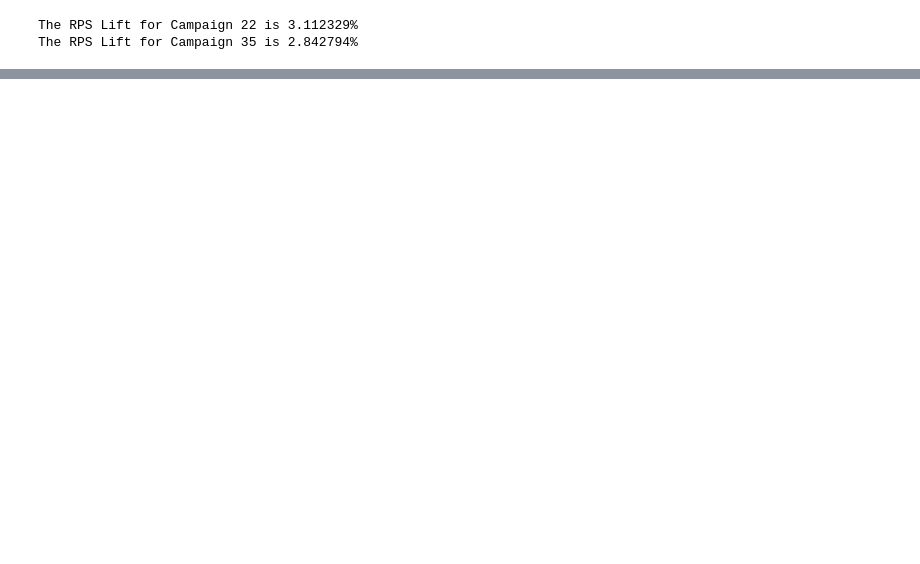
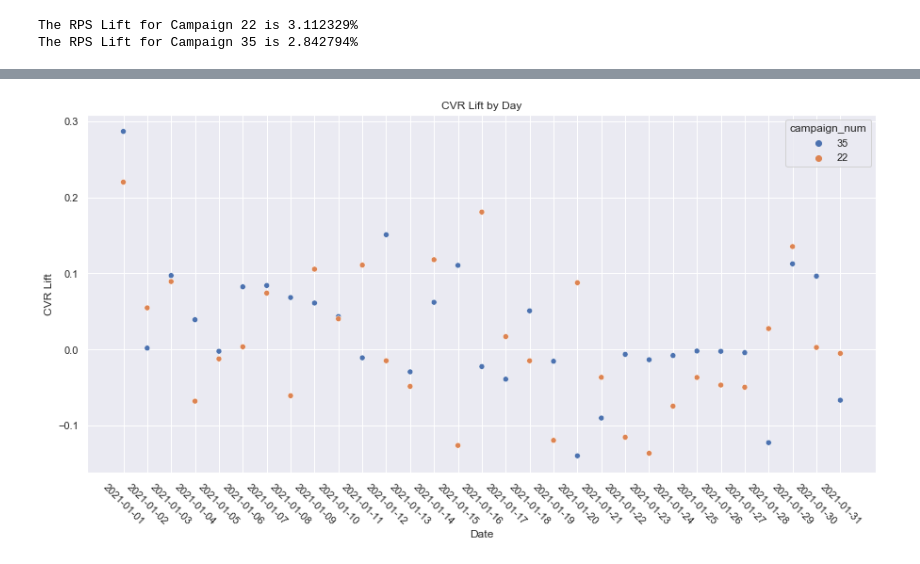
Before and after one commit to brianhmorton/granifyproject, a Jupyter notebook: HomeCo Metrics Calculations Brian Morton.ipynb, the cells around one changed output, grey strips where cells are left out. Cells and saved outputs as stored; diff of their text form; code cells hidden in the pictures; blank space fills up the shorter version.

```diff
--- a/HomeCo Metrics Calculations Brian Morton.ipynb
+++ b/HomeCo Metrics Calculations Brian Morton.ipynb
@@ -4,16 +4,11 @@ import numpy as np
 from scipy import stats
 
 #Data for Campaign 22 (Kitchen Item Recommended)
-baseline22 = pd.read_csv(r"C:\Users\level\OneDrive\Documents\Granify Interview Files\HomeCo\campaign_22_baseline.csv")
-treatment22 = pd.read_csv(r"C:\Users\level\OneDrive\Documents\Granify Interview Files\HomeCo\campaign_22_treatment.csv")
-sessions22 = pd.read_csv(r"C:\Users\level\OneDrive\Documents\Granify Interview Files\HomeCo\campaign_22_sessions.csv")
+baseline22 = pd.read_csv(r"C:\Users\level\Downloads\granifyproject-main\granifyproject-main\BA Candidate Assignment 1 Files [EXTERNAL]\campaign_22_baseline.csv")
+treatment22 = pd.read_csv(r"C:\Users\level\Downloads\granifyproject-main\granifyproject-main\BA Candidate Assignment 1 Files [EXTERNAL]\campaign_22_treatment.csv")
+sessions22 = pd.read_csv(r"C:\Users\level\Downloads\granifyproject-main\granifyproject-main\BA Candidate Assignment 1 Files [EXTERNAL]\campaign_22_sessions.csv")
 
 #Data for Campaign 35 (Furniture Item Recommended)
-baseline35 = pd.read_csv(r"C:\Users\level\OneDrive\Documents\Granify Interview Files\HomeCo\campaign_35_baseline.csv")
-treatment35 = pd.read_csv(r"C:\Users\level\OneDrive\Documents\Granify Interview Files\HomeCo\campaign_35_treatment.csv")
-sessions35 = pd.read_csv(r"C:\Users\level\OneDrive\Documents\Granify Interview Files\HomeCo\campaign_35_sessions.csv")
-
-#print(baseline22.head())
-print(treatment22.head())
-#print(sessions22.head())
-print(treatment35.head())
+baseline35 = pd.read_csv(r"C:\Users\level\Downloads\granifyproject-main\granifyproject-main\BA Candidate Assignment 1 Files [EXTERNAL]\campaign_35_baseline.csv")
+treatment35 = pd.read_csv(r"C:\Users\level\Downloads\granifyproject-main\granifyproject-main\BA Candidate Assignment 1 Files [EXTERNAL]\campaign_35_treatment.csv")
+sessions35 = pd.read_csv(r"C:\Users\level\Downloads\granifyproject-main\granifyproject-main\BA Candidate Assignment 1 Files [EXTERNAL]\campaign_35_sessions.csv")
@@ -168,0 +138,65 @@ import datetime
+# %%
+combined22_by_date = pd.pivot_table(combined22, index="date", aggfunc=np.sum, columns="group")
+combined35_by_date = pd.pivot_table(combined35, index="date", aggfunc=np.sum, columns="group")
+
+combined22_by_date_count = pd.pivot_table(combined22, index="date", aggfunc="count", columns="group")
+combined35_by_date_count = pd.pivot_table(combined35, index="date", aggfunc="count", columns="group")
+
+combined22_by_date = combined22_by_date.join(combined22_by_date_count, lsuffix="_sum" ,rsuffix="_count")
+combined35_by_date = combined35_by_date.join(combined35_by_date_count, lsuffix="_sum" ,rsuffix="_count")
+
+
+for date in combined22_by_date.iterrows():
+
+    CVR_baseline22_date = date[1]["purchases_sum"]["baseline"] / date[1]["purchases_count"]["baseline"]
+    CVR_treatment22_date = date[1]["purchases_sum"]["treatment"] / date[1]["purchases_count"]["treatment"]
+
+    combined22_by_date.at[date[0], "CVR_Lift"] = (CVR_treatment22_date / CVR_baseline22_date) - 1
+
+    RPS_baseline22_date = date[1]["subtotal_sum"]["baseline"] / date[1]["subtotal_count"]["baseline"]
+    RPS_treatment22_date = date[1]["subtotal_sum"]["treatment"] / date[1]["subtotal_count"]["treatment"]
+
+    combined22_by_date.at[date[0], "RPS_Lift"] = (RPS_treatment22_date / RPS_baseline22_date) - 1
+
+for date in combined35_by_date.iterrows():
+
+    CVR_baseline35_date = date[1]["purchases_sum"]["baseline"] / date[1]["purchases_count"]["baseline"]
+    CVR_treatment35_date = date[1]["purchases_sum"]["treatment"] / date[1]["purchases_count"]["treatment"]
+
+    combined35_by_date.at[date[0], "CVR_Lift"] = (CVR_treatment35_date / CVR_baseline35_date) - 1
+
+    RPS_baseline35_date = date[1]["subtotal_sum"]["baseline"] / date[1]["subtotal_count"]["baseline"]
+    RPS_treatment35_date = date[1]["subtotal_sum"]["treatment"] / date[1]["subtotal_count"]["treatment"]
+
+    combined35_by_date.at[date[0], "RPS_Lift"] = (RPS_treatment35_date / RPS_baseline35_date) - 1
+
+#Since I'll be combining these using pd.concat, I need to mark which rows are from which campaign to distinguish them
+combined22_by_date["campaign_num"] = "22"
+combined35_by_date["campaign_num"] = "35"
+
+CVR_RPS_by_date = pd.concat([combined35_by_date, combined22_by_date])
+
+#The date column is the index on the dataframe, and for some reason Seaborn was throwing up an error on that column unless
+#I reset the index
+CVR_RPS_by_date = CVR_RPS_by_date.reset_index()
+
+import seaborn as sns
+import matplotlib.pyplot as plt
+
+ax_CVR = sns.scatterplot(x=CVR_RPS_by_date["date", ], y=CVR_RPS_by_date["CVR_Lift",], hue=CVR_RPS_by_date["campaign_num"])
+sns.set(rc={'figure.figsize':(15,7)})
+plt.xticks(rotation=-45)
+
+ax_CVR.set(xlabel='Date', ylabel='CVR Lift', title='CVR Lift by Day')
+
+plt.show()
+
+ax_RPS = sns.scatterplot(x=CVR_RPS_by_date["date", ], y=CVR_RPS_by_date["RPS_Lift",], hue=CVR_RPS_by_date["campaign_num"])
+sns.set(rc={'figure.figsize':(15,7)})
+plt.xticks(rotation=-45)
+
+ax_RPS.set(xlabel='Date', ylabel='RPS Lift', title='RPS Lift by Day')
+
+plt.show()
+# %% [output]
+[figure, added]
```
Also changed, not shown: parts of 10 cells of this notebook, 4 other files.
